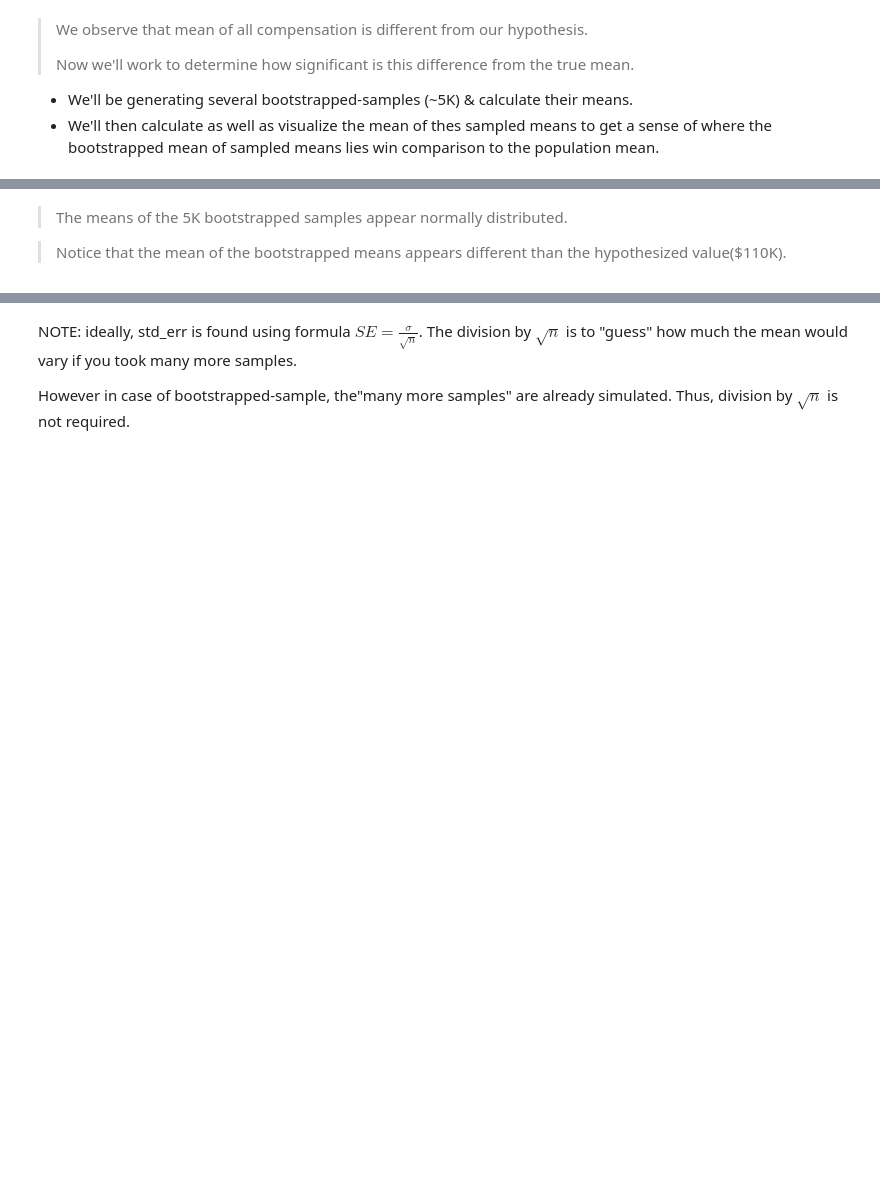
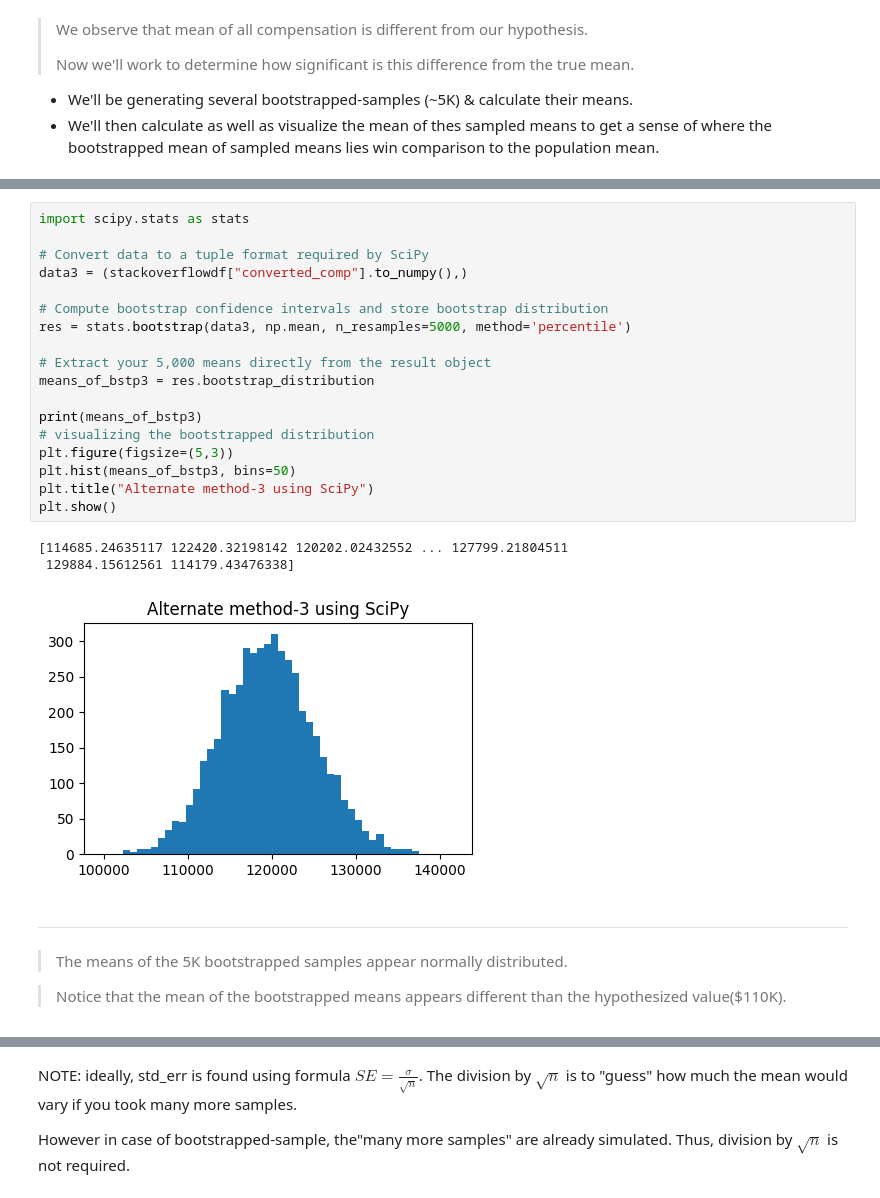
Before and after one commit to abhijeet-bhambere/python-ml-trail, a Jupyter notebook: hypothesis_testing.ipynb, the cells around one changed output, grey strips where cells are left out. Cells and saved outputs as stored; diff of their text form; blank space fills up the shorter version.

```diff
--- a/hypothesis_testing.ipynb
+++ b/hypothesis_testing.ipynb
@@ -72,4 +104,27 @@ plt.show()
+# %%
+import scipy.stats as stats
+
+# Convert data to a tuple format required by SciPy
+data3 = (stackoverflowdf["converted_comp"].to_numpy(),)
+
+# Compute bootstrap confidence intervals and store bootstrap distribution
+res = stats.bootstrap(data3, np.mean, n_resamples=5000, method='percentile')
+
+# Extract your 5,000 means directly from the result object
+means_of_bstp3 = res.bootstrap_distribution
+
+print(means_of_bstp3)
+# visualizing the bootstrapped distribution
+plt.figure(figsize=(5,3))
+plt.hist(means_of_bstp3, bins=50)
+plt.title("Alternate method-3 using SciPy")
+plt.show()
+# %% [output]
+[114685.24635117 122420.32198142 120202.02432552 ... 127799.21804511
+ 129884.15612561 114179.43476338]
+[figure, added]
 # %% [markdown]
+______
 >The means of the 5K bootstrapped samples appear normally distributed.
 
 >Notice that the mean of the bootstrapped means appears different than the hypothesized value($110K).
```
Also changed, not shown: parts of 30 cells of this notebook.
